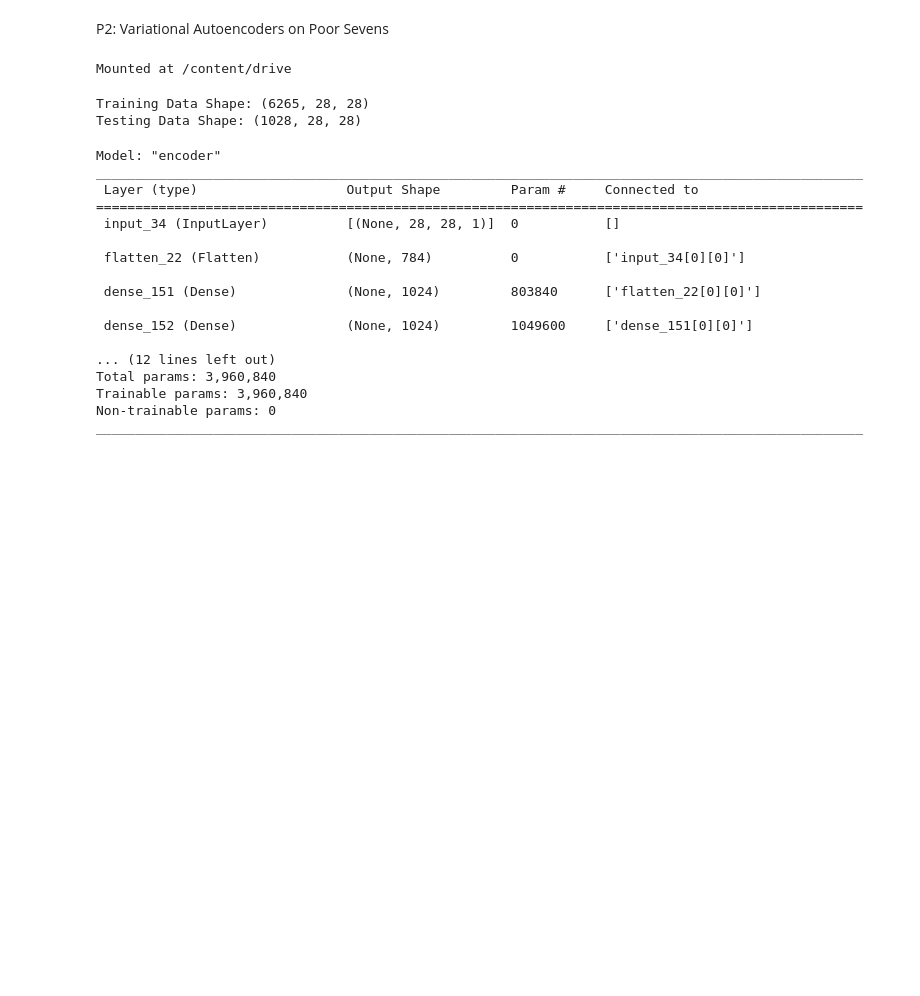
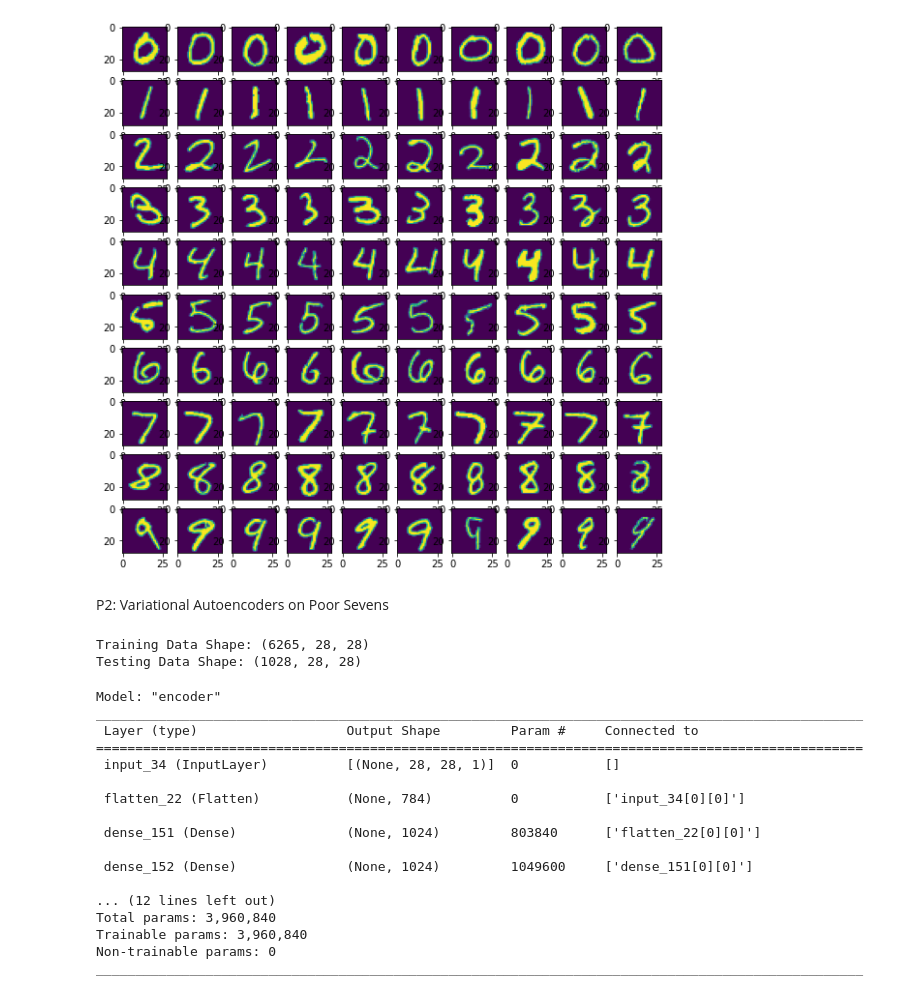
Before and after one commit to ram130849/Deep_Learning_Systems, a Jupyter notebook: TensorFlow/Ramki/E533_DLS_Assignment5.ipynb, the cells around one changed output. Saved outputs shown, nothing was run; the diff lists cells and outputs as text; code cells hidden in the pictures; blank space fills up the shorter version.

```diff
--- a/TensorFlow/Ramki/E533_DLS_Assignment5.ipynb
+++ b/TensorFlow/Ramki/E533_DLS_Assignment5.ipynb
@@ -2,0 +207,5 @@
+# %%
+generated_grid = []
+for i in range(0,10):
+  for j in range(0,10):
+    generated_grid.append(generate_image(xtest_images[i][j]))
@@ -2,0 +230,8 @@
+# %%
+original_grid = []
+for i in range(0,10):
+  for j in range(0,10):
+    img = xtest_images[i][j].reshape(16,7,7)
+    rows = tf.split(img,4,axis=0)
+    rows = [tf.concat(tf.unstack(x),axis=1) for x in rows]
+    original_grid.append(tf.concat(rows,axis=0))
@@ -2,0 +250,8 @@
+# %%
+fig, ax = plt.subplots(10,10,figsize=(10,10))
+k=0
+for i in range(10):
+    for j in range(10):
+        ax[i][j].imshow(generated_grid[k])
+        k+=1
+plt.show()
@@ -3,3 +260,13 @@
+# %%
+fig, ax = plt.subplots(10,10,figsize=(10,10))
+k=0
+for i in range(10):
+    for j in range(10):
+        ax[i][j].imshow(original_grid[k])
+        k+=1
+plt.show()
+# %% [output]
+[figure, added]
 # %% [markdown]
 P2: Variational Autoencoders on Poor Sevens
 # %%
@@ -26,8 +277,3 @@ from IPython import display
-# %%
-from google.colab import drive
-drive.mount('/content/drive')
-# %% [output]
-Mounted at /content/drive
 # %%
 train_path = '/content/drive/MyDrive/DLS_DATA/assign_5/hw5_tr7.pkl'
 test_path = '/content/drive/MyDrive/DLS_DATA/assign_5/hw5_te7.pkl'
```
Also changed, not shown: parts of 39 cells of this notebook.
